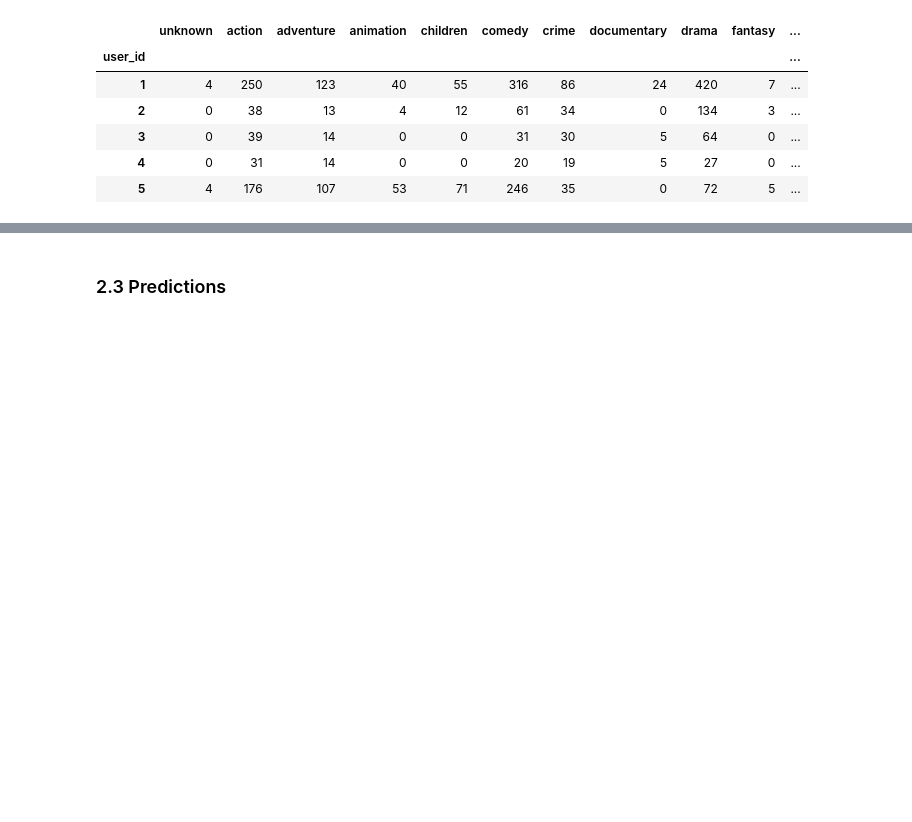
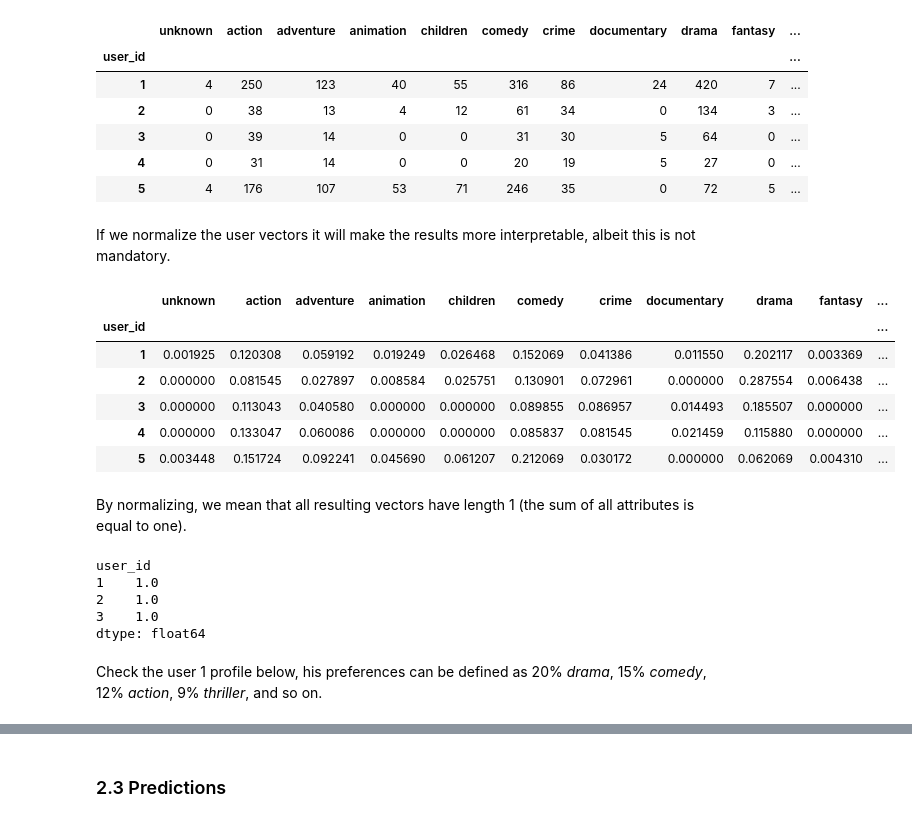
Before and after one commit to LDSSA/hackathon-4-learning, a Jupyter notebook: src/notebooks/content-based-recommenders.ipynb, the cells around one changed output, grey strips where cells are left out. Drawn from its saved outputs; the diff is of its cells as text; code cells hidden in the pictures; blank space fills up the shorter version.

Commit message:
Refactor making user profiles in content-based recommenders

```diff
--- a/src/notebooks/content-based-recommenders.ipynb
+++ b/src/notebooks/content-based-recommenders.ipynb
@@ -222,5 +222,6 @@ An user's profile is comprised of the user's relative preference for each tag. A
 # %%
-user_profiles = pd.concat([user_profile_data.iloc[:, 0:1], user_profile_tags], axis=1).groupby('user_id').sum()
+user_profiles = pd.concat([user_profile_data.iloc[:, 0:1], user_profile_tags],
+                          axis=1).groupby('user_id').sum()
 user_profiles.head()
 # %% [output]
 |  | unknown | action | adventure | animation | children | comedy | crime | documentary | drama | fantasy | ... |
@@ -230,3 +231,28 @@ user_profiles.head()
 | 3 | 0 | 39 | 14 | 0 | 0 | 31 | 30 | 5 | 64 | 0 | ... |
 | 4 | 0 | 31 | 14 | 0 | 0 | 20 | 19 | 5 | 27 | 0 | ... |
 | 5 | 4 | 176 | 107 | 53 | 71 | 246 | 35 | 0 | 72 | 5 | ... |
+# %% [markdown]
+If we normalize the user vectors it will make the results more interpretable, albeit this is not mandatory.
+# %%
+user_profiles = user_profiles.divide(user_profiles.sum(axis=1), axis=0)
+user_profiles.head()
+# %% [output]
+|  | unknown | action | adventure | animation | children | comedy | crime | documentary | drama | fantasy | ... |
+| user_id |  |  |  |  |  |  |  |  |  |  | ... |
+| 1 | 0.001925 | 0.120308 | 0.059192 | 0.019249 | 0.026468 | 0.152069 | 0.041386 | 0.011550 | 0.202117 | 0.003369 | ... |
+| 2 | 0.000000 | 0.081545 | 0.027897 | 0.008584 | 0.025751 | 0.130901 | 0.072961 | 0.000000 | 0.287554 | 0.006438 | ... |
+| 3 | 0.000000 | 0.113043 | 0.040580 | 0.000000 | 0.000000 | 0.089855 | 0.086957 | 0.014493 | 0.185507 | 0.000000 | ... |
+| 4 | 0.000000 | 0.133047 | 0.060086 | 0.000000 | 0.000000 | 0.085837 | 0.081545 | 0.021459 | 0.115880 | 0.000000 | ... |
+| 5 | 0.003448 | 0.151724 | 0.092241 | 0.045690 | 0.061207 | 0.212069 | 0.030172 | 0.000000 | 0.062069 | 0.004310 | ... |
+# %% [markdown]
+By normalizing, we mean that all resulting vectors have length 1 (the sum of all attributes is equal to one).
+# %%
+user_profiles.head(n=3).sum(axis=1)
+# %% [output]
+user_id
+1    1.0
+2    1.0
+3    1.0
+dtype: float64
+# %% [markdown]
+Check the user 1 profile below, his preferences can be defined as 20% *drama*, 15% *comedy*, 12% *action*, 9% *thriller*, and so on.
```
Also changed, not shown: parts of 5 cells of this notebook.
